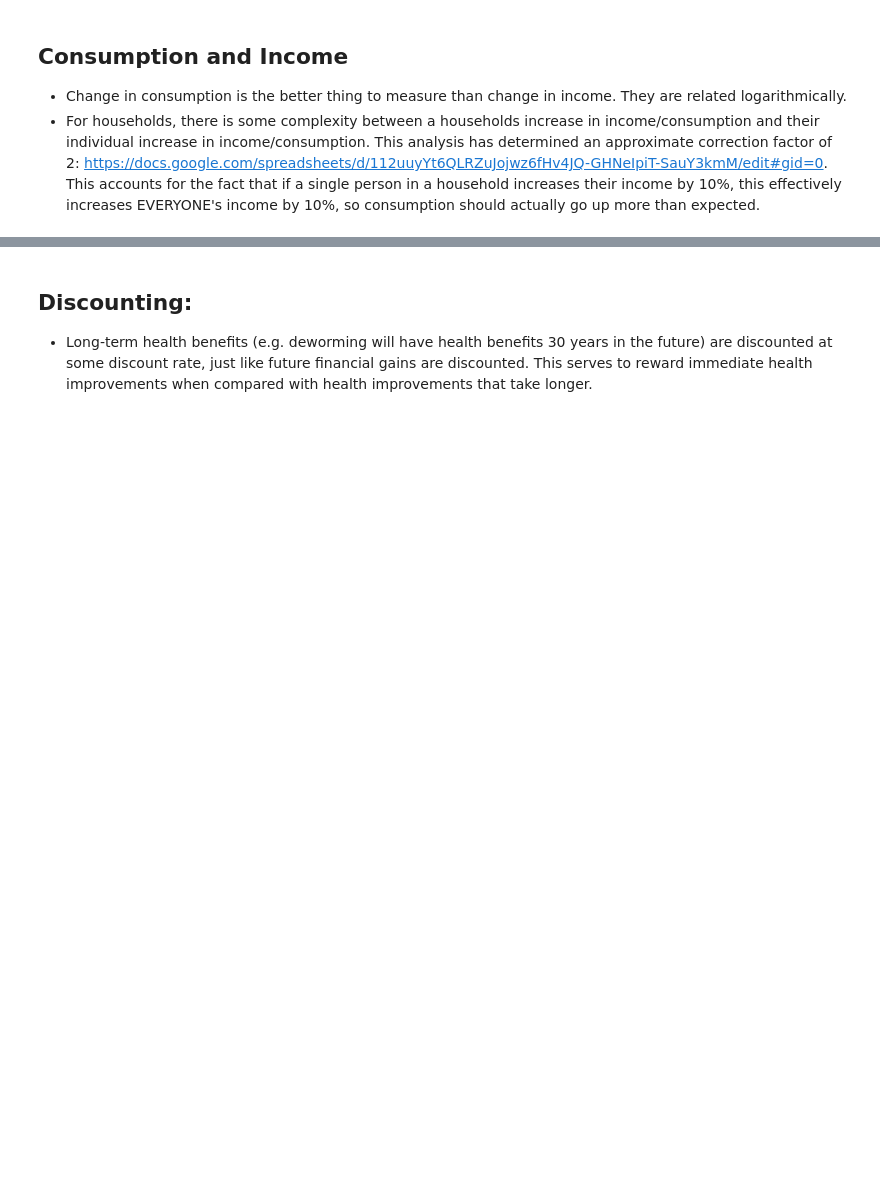
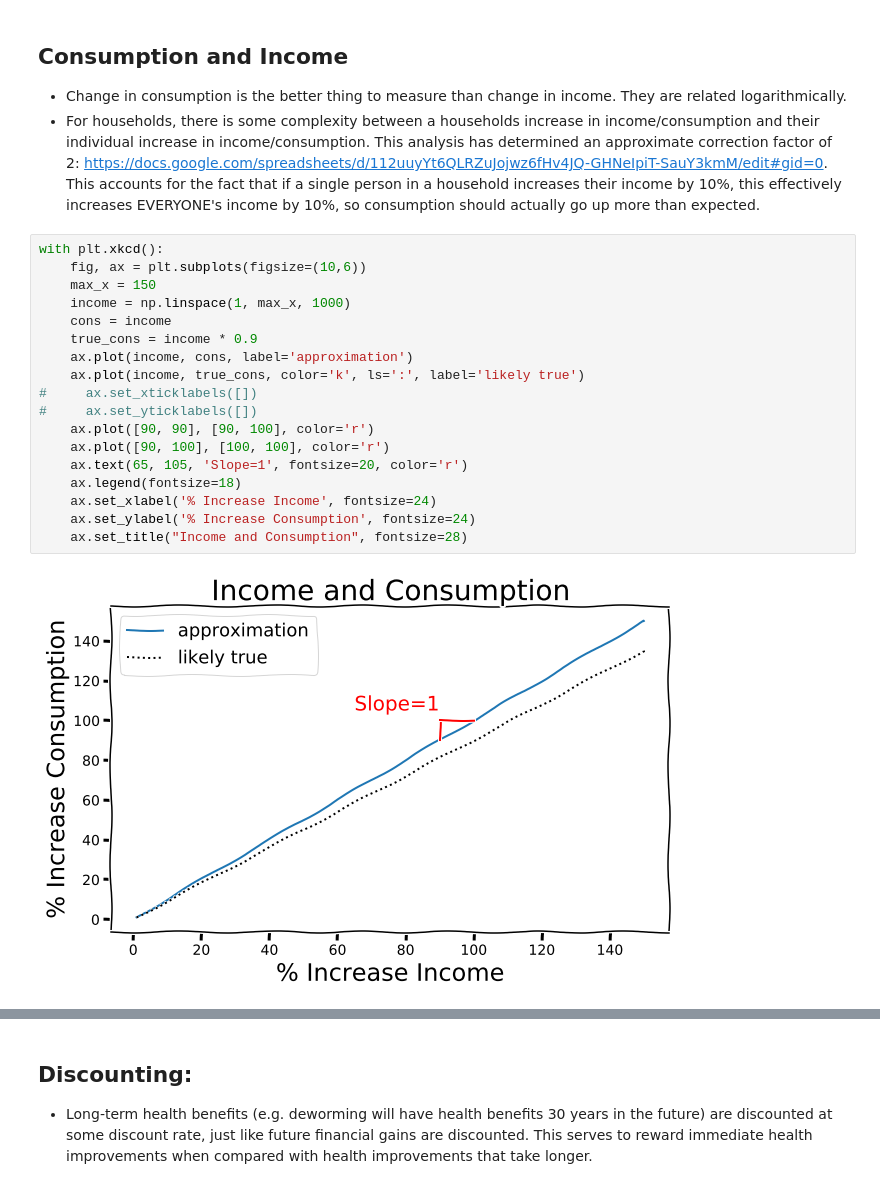
Before and after one commit to robinovitch61/givewell, a Jupyter notebook: draft_notebook.ipynb, the cells around one changed output, grey strips where cells are left out. Saved outputs shown, nothing was run; the diff lists cells and outputs as text; blank space fills up the shorter version.

```diff
--- a/draft_notebook.ipynb
+++ b/draft_notebook.ipynb
@@ -38,3 +39,23 @@ import pandas as pd
 ## Consumption and Income
 * Change in consumption is the better thing to measure than change in income. They are related logarithmically.
 * For households, there is some complexity between a households increase in income/consumption and their individual increase in income/consumption. This analysis has determined an approximate correction factor of 2: https://docs.google.com/spreadsheets/d/112uuyYt6QLRZuJojwz6fHv4JQ-GHNeIpiT-SauY3kmM/edit#gid=0. This accounts for the fact that if a single person in a household increases their income by 10%, this effectively increases EVERYONE's income by 10%, so consumption should actually go up more than expected.
+# %%
+with plt.xkcd():
+    fig, ax = plt.subplots(figsize=(10,6))
+    max_x = 150
+    income = np.linspace(1, max_x, 1000)
+    cons = income
+    true_cons = income * 0.9
+    ax.plot(income, cons, label='approximation')
+    ax.plot(income, true_cons, color='k', ls=':', label='likely true')
+#     ax.set_xticklabels([])
+#     ax.set_yticklabels([])
+    ax.plot([90, 90], [90, 100], color='r')
+    ax.plot([90, 100], [100, 100], color='r')
+    ax.text(65, 105, 'Slope=1', fontsize=20, color='r')
+    ax.legend(fontsize=18)
+    ax.set_xlabel('% Increase Income', fontsize=24)
+    ax.set_ylabel('% Increase Consumption', fontsize=24)
+    ax.set_title("Income and Consumption", fontsize=28)
+# %% [output]
+[figure, added]
```
Also changed, not shown: parts of 11 cells of this notebook, 1 other file.
